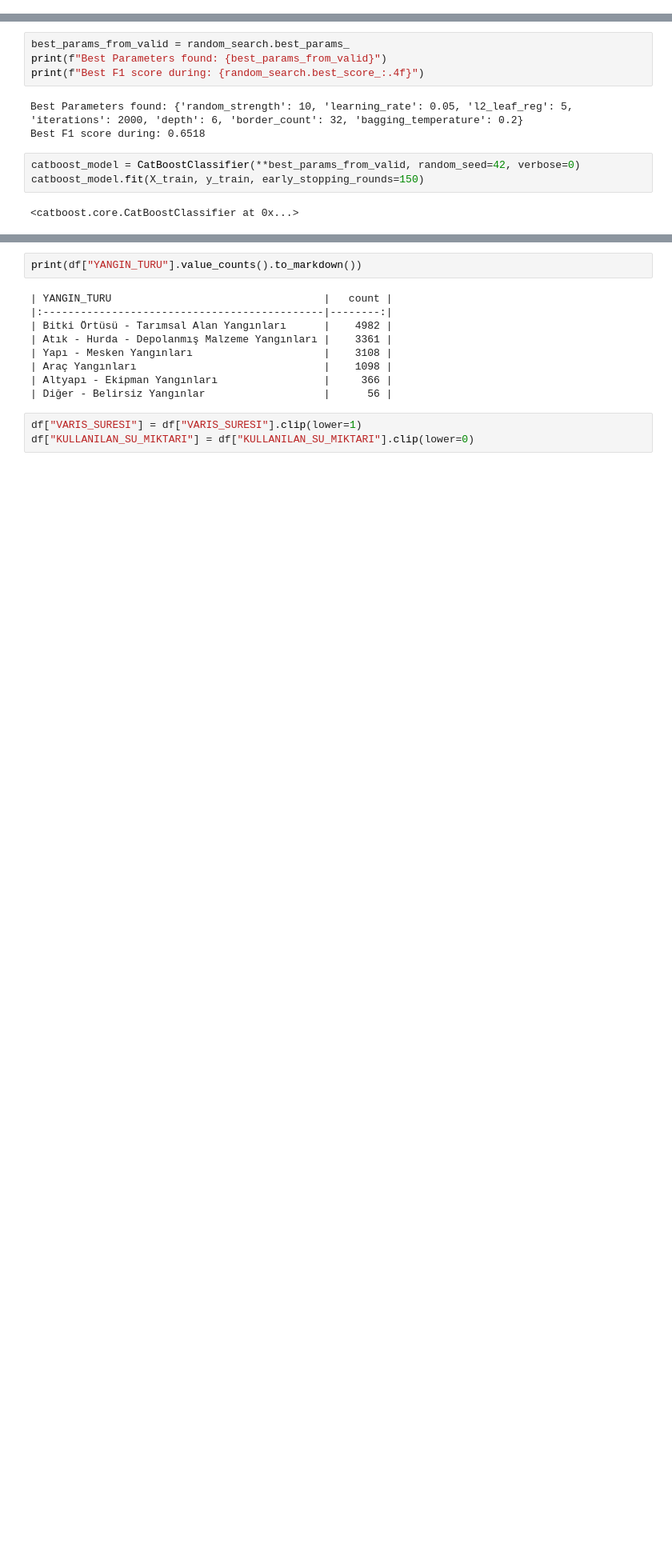
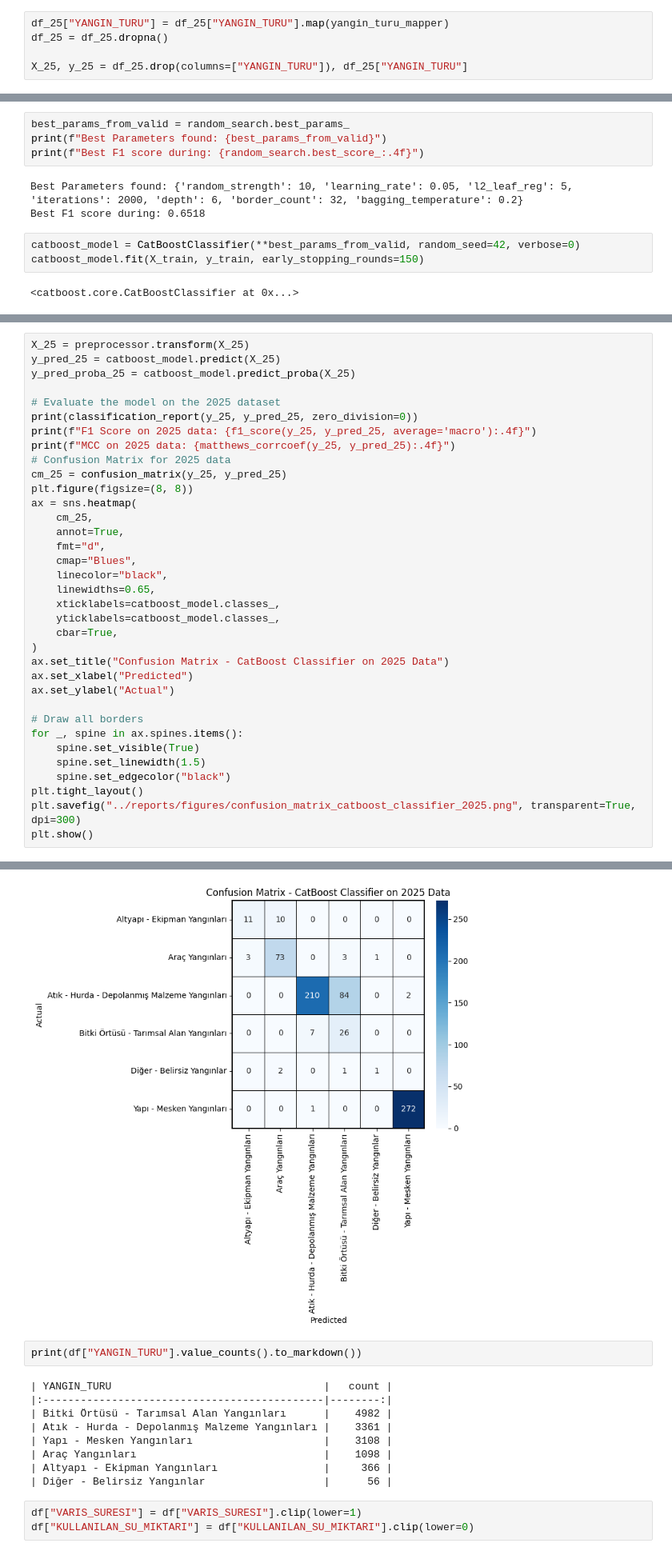
Before and after one commit to erdikilic/DI501_Term_Project, a Jupyter notebook: notebooks/erdikilic_project_deliverable.ipynb, the cells around one changed output, grey strips where cells are left out. Shown at 80% size. Cells and saved outputs as stored; diff of their text form; blank space fills up the shorter version.

Commit message:
Test with 2025 data to see model effectiveness

```diff
--- a/notebooks/erdikilic_project_deliverable.ipynb
+++ b/notebooks/erdikilic_project_deliverable.ipynb
@@ -173,3 +236,8 @@ df = df.dropna()
+# %%
+df_25["YANGIN_TURU"] = df_25["YANGIN_TURU"].map(yangin_turu_mapper)
+df_25 = df_25.dropna()
+
+X_25, y_25 = df_25.drop(columns=["YANGIN_TURU"]), df_25["YANGIN_TURU"]
 # %%
 df["YANGIN_TURU"].value_counts()
 # %% [output]
@@ -446,3 +514,39 @@ plt.savefig("../reports/figures/roc_curve_comparison.png", transparent=True, dpi
 plt.show()
 # %% [output]
 [figure]
+# %%
+X_25 = preprocessor.transform(X_25)
+y_pred_25 = catboost_model.predict(X_25)
+y_pred_proba_25 = catboost_model.predict_proba(X_25)
+
+# Evaluate the model on the 2025 dataset
+print(classification_report(y_25, y_pred_25, zero_division=0))
+print(f"F1 Score on 2025 data: {f1_score(y_25, y_pred_25, average='macro'):.4f}")
+print(f"MCC on 2025 data: {matthews_corrcoef(y_25, y_pred_25):.4f}")
+# Confusion Matrix for 2025 data
+cm_25 = confusion_matrix(y_25, y_pred_25)
+plt.figure(figsize=(8, 8))
+ax = sns.heatmap(
+    cm_25,
+    annot=True,
+    fmt="d",
+    cmap="Blues",
+    linecolor="black",
+    linewidths=0.65,
+    xticklabels=catboost_model.classes_,
+    yticklabels=catboost_model.classes_,
+    cbar=True,
+)
+ax.set_title("Confusion Matrix - CatBoost Classifier on 2025 Data")
+ax.set_xlabel("Predicted")
+ax.set_ylabel("Actual")
+
+# Draw all borders
+for _, spine in ax.spines.items():
+    spine.set_visible(True)
+    spine.set_linewidth(1.5)
+    spine.set_edgecolor("black")
+plt.tight_layout()
+plt.savefig("../reports/figures/confusion_matrix_catboost_classifier_2025.png", transparent=True, dpi=300)
+plt.show()
+# %% [output]
@@ -449,3 +568,4 @@ plt.show()
+[figure, added]
 # %%
 print(df["YANGIN_TURU"].value_counts().to_markdown())
 # %% [output]
```
Also changed, not shown: parts of 3 cells of this notebook, 3 other files.
